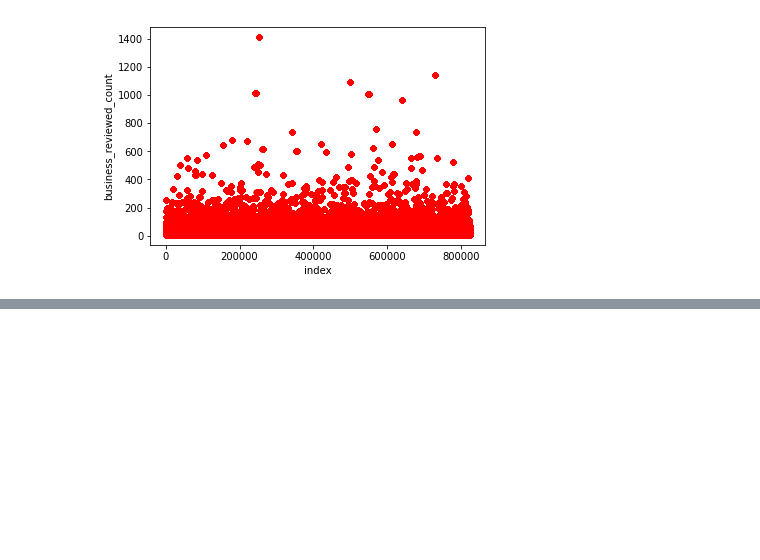
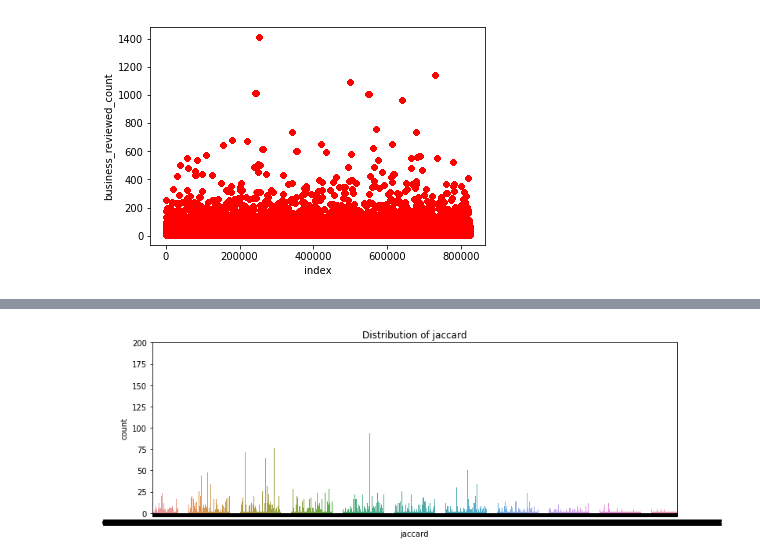
Before and after one commit to vijetha35/FriendsRecommendationForYelpUsers, a Jupyter notebook: Data_Cleaning.ipynb, the cells around one changed output, grey strips where cells are left out. Cells and saved outputs as stored; diff of their text form; code cells hidden in the pictures; blank space fills up the shorter version.

```diff
--- a/Data_Cleaning.ipynb
+++ b/Data_Cleaning.ipynb
@@ -175,0 +217,9 @@ user1_user2_jaccard
+# %%
+plt.figure(figsize=(12,4))
+plt.xlim(0,1)
+plt.ylim(0,200)
+
+ax = sns.countplot(user1_user2_jaccard['jaccard'])
+plt.title('Distribution of jaccard');
+# %% [output]
+[figure, added]
```
Also changed, not shown: parts of 20 cells of this notebook.
